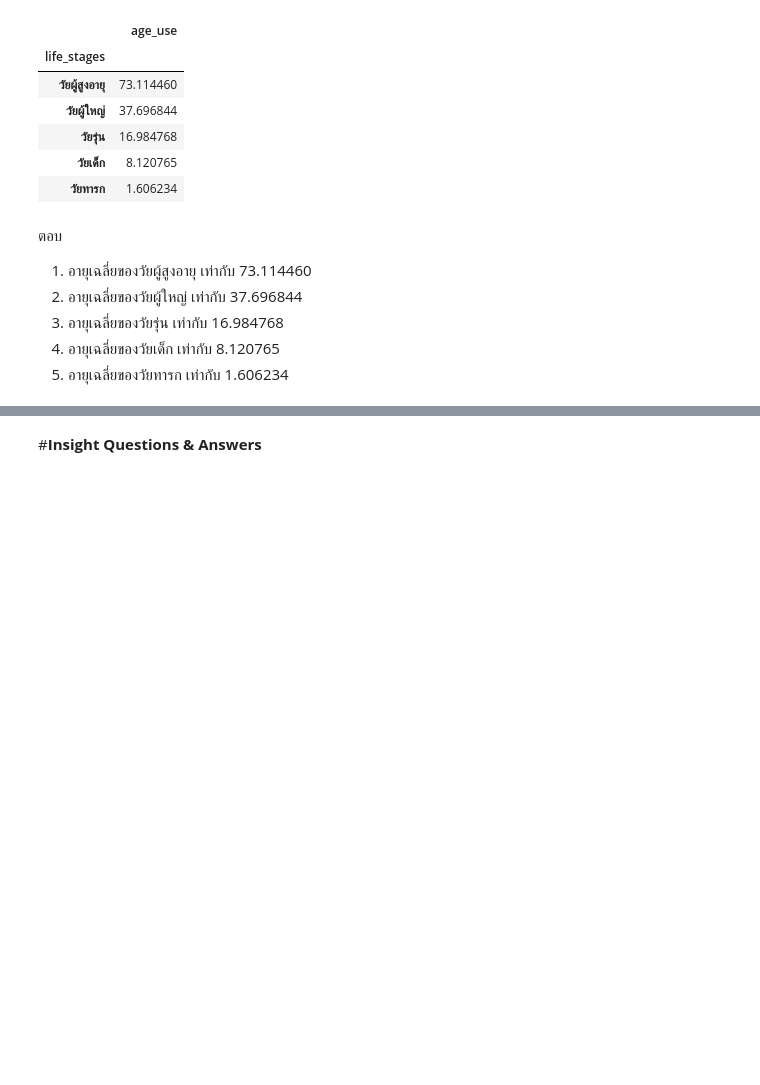
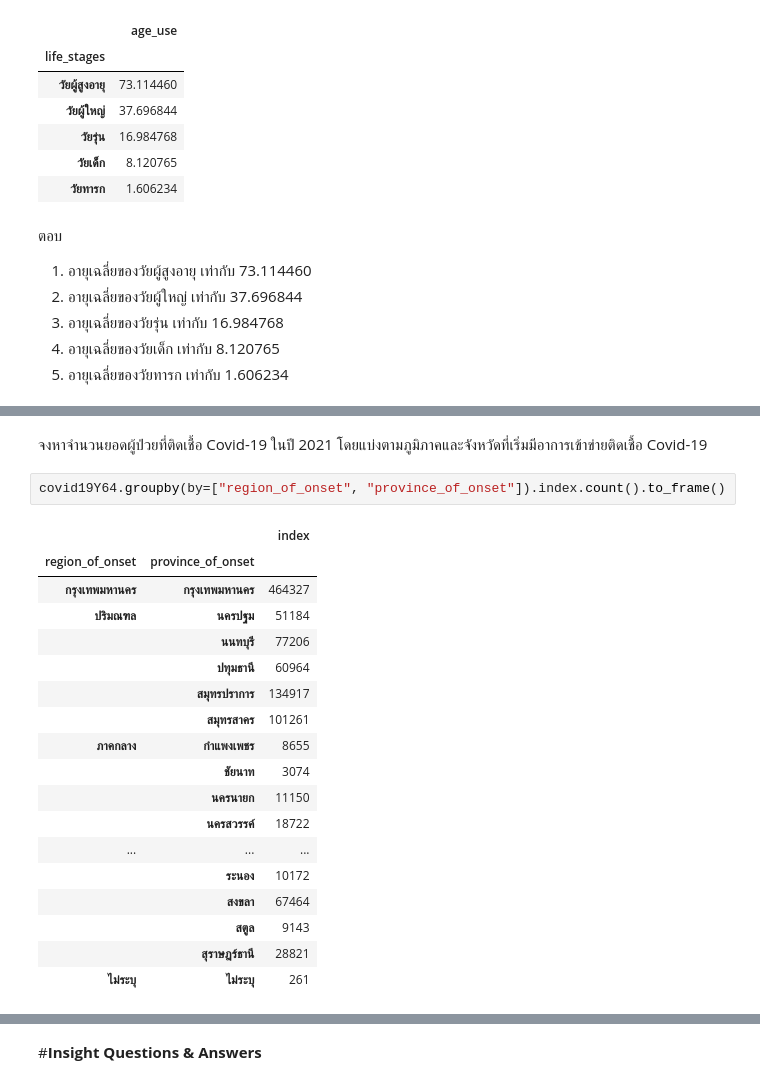
Before and after one commit to Toeysamm/2-64-NIDA-DADS5001, a Jupyter notebook: Covid19_midterm.ipynb, the cells around one changed output, grey strips where cells are left out. Saved outputs shown, nothing was run; the diff lists cells and outputs as text; blank space fills up the shorter version.

```diff
--- a/Covid19_midterm.ipynb
+++ b/Covid19_midterm.ipynb
@@ -442,0 +511,23 @@ covid19Y64.groupby('life_stages')['age_use'].mean().sort_values(ascending=False)
+# %% [markdown]
+จงหาจำนวนยอดผู้ป่วยที่ติดเชื้อ Covid-19 ในปี 2021 โดยแบ่งตามภูมิภาคและจังหวัดที่เริ่มมีอาการเข้าข่ายติดเชื้อ Covid-19
+# %%
+covid19Y64.groupby(by=["region_of_onset", "province_of_onset"]).index.count().to_frame()
+# %% [output]
+|  |  | index |
+| region_of_onset | province_of_onset |  |
+| กรุงเทพมหานคร | กรุงเทพมหานคร | 464327 |
+| ปริมณฑล | นครปฐม | 51184 |
+|  | นนทบุรี | 77206 |
+|  | ปทุมธานี | 60964 |
+|  | สมุทรปราการ | 134917 |
+|  | สมุทรสาคร | 101261 |
+| ภาคกลาง | กำแพงเพชร | 8655 |
+|  | ชัยนาท | 3074 |
+|  | นครนายก | 11150 |
+|  | นครสวรรค์ | 18722 |
+| ... | ... | ... |
+|  | ระนอง | 10172 |
+|  | สงขลา | 67464 |
+|  | สตูล | 9143 |
+|  | สุราษฎร์ธานี | 28821 |
+| ไม่ระบุ | ไม่ระบุ | 261 |
```
Also changed, not shown: parts of 48 cells of this notebook.
